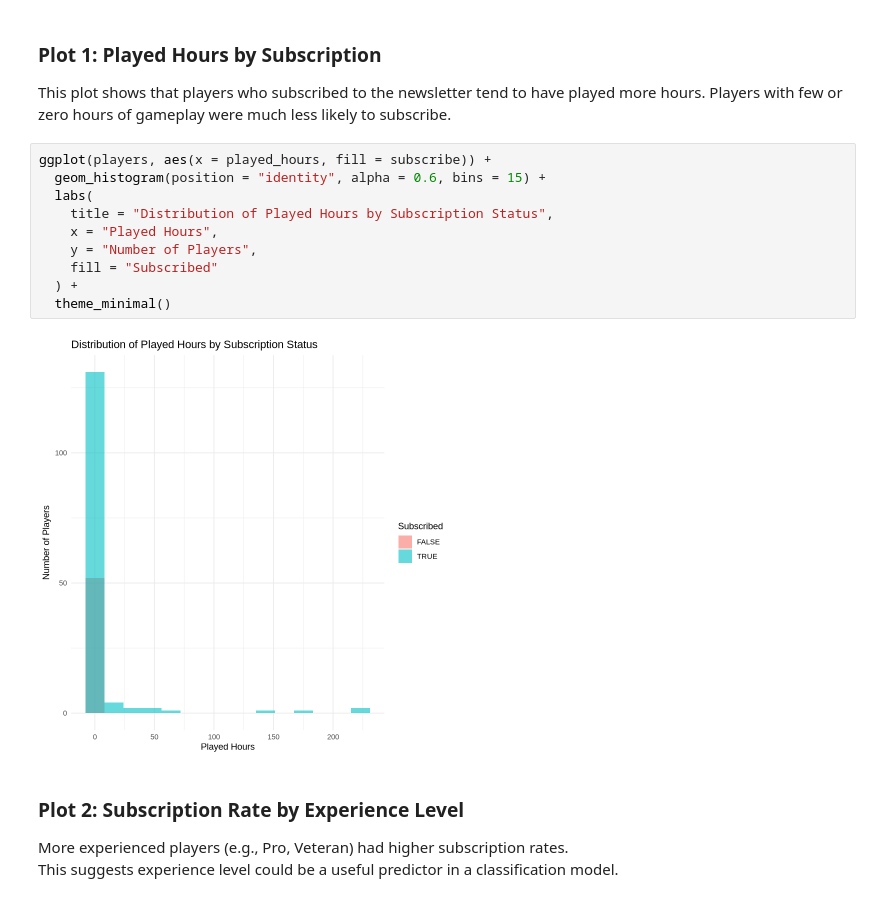
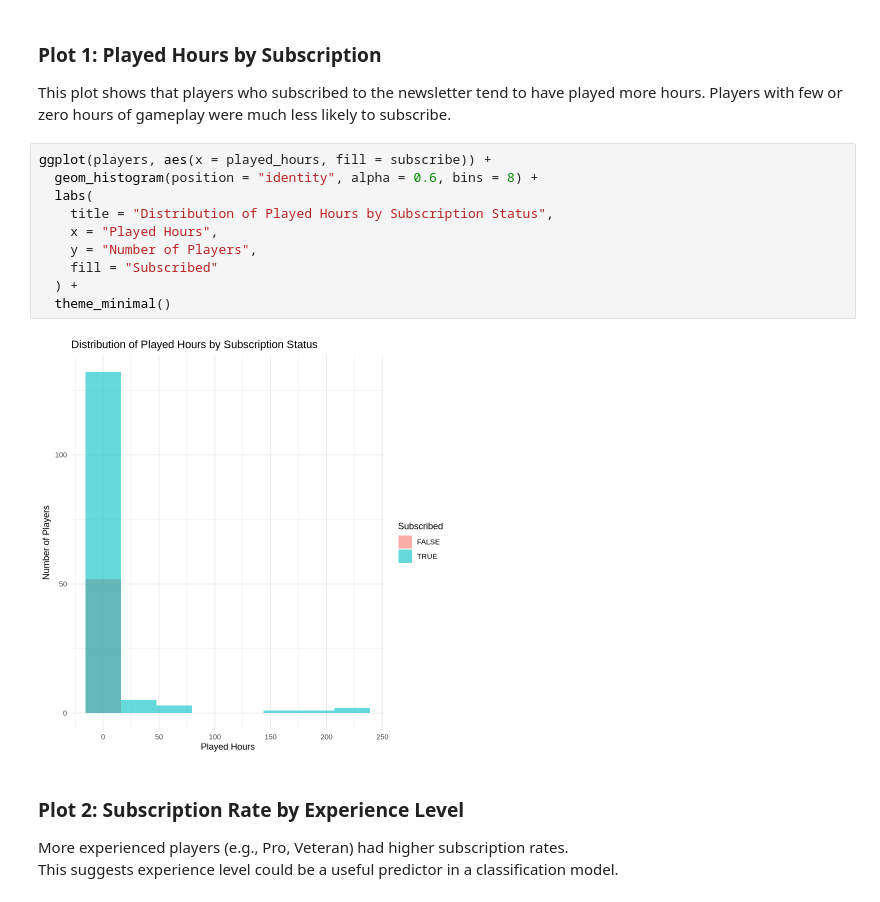
Before and after one commit to jerryyyliiin-creator/minecraft-newsletter-prediction, a Jupyter notebook: project.ipynb, the cells around one changed output. Drawn from its saved outputs; the diff is of its cells as text.

```diff
--- a/project.ipynb
+++ b/project.ipynb
@@ -123,16 +122,16 @@ A tibble: 1 × 7
 This plot shows that players who subscribed to the newsletter tend to have played more hours. Players with few or zero hours of gameplay were much less likely to subscribe.
 # %%
 ggplot(players, aes(x = played_hours, fill = subscribe)) +
-  geom_histogram(position = "identity", alpha = 0.6, bins = 15) +
+  geom_histogram(position = "identity", alpha = 0.6, bins = 8) +
   labs(
     title = "Distribution of Played Hours by Subscription Status",
     x = "Played Hours",
     y = "Number of Players",
     fill = "Subscribed"
   ) +
   theme_minimal()
 # %% [output]
-[figure, old version]
+[figure, new version]
 # %% [markdown]
 ### Plot 2: Subscription Rate by Experience Level
 
```
Also changed, not shown: parts of 2 cells of this notebook.
